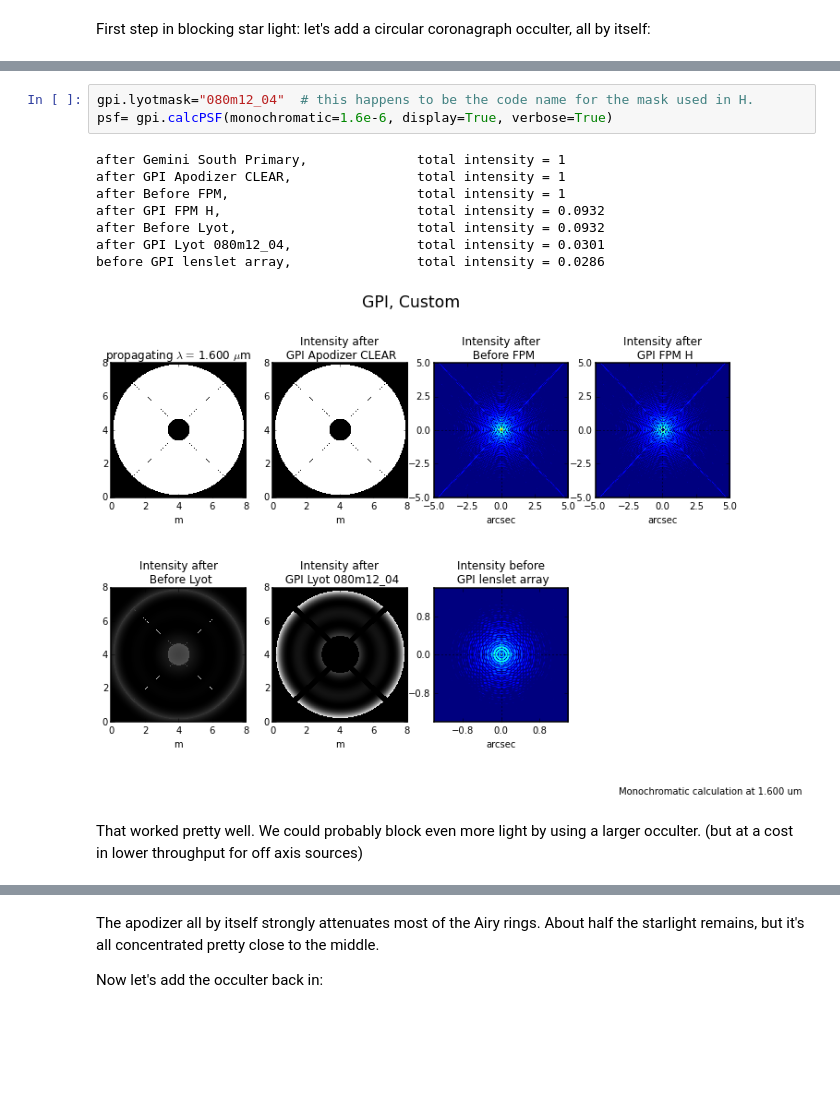
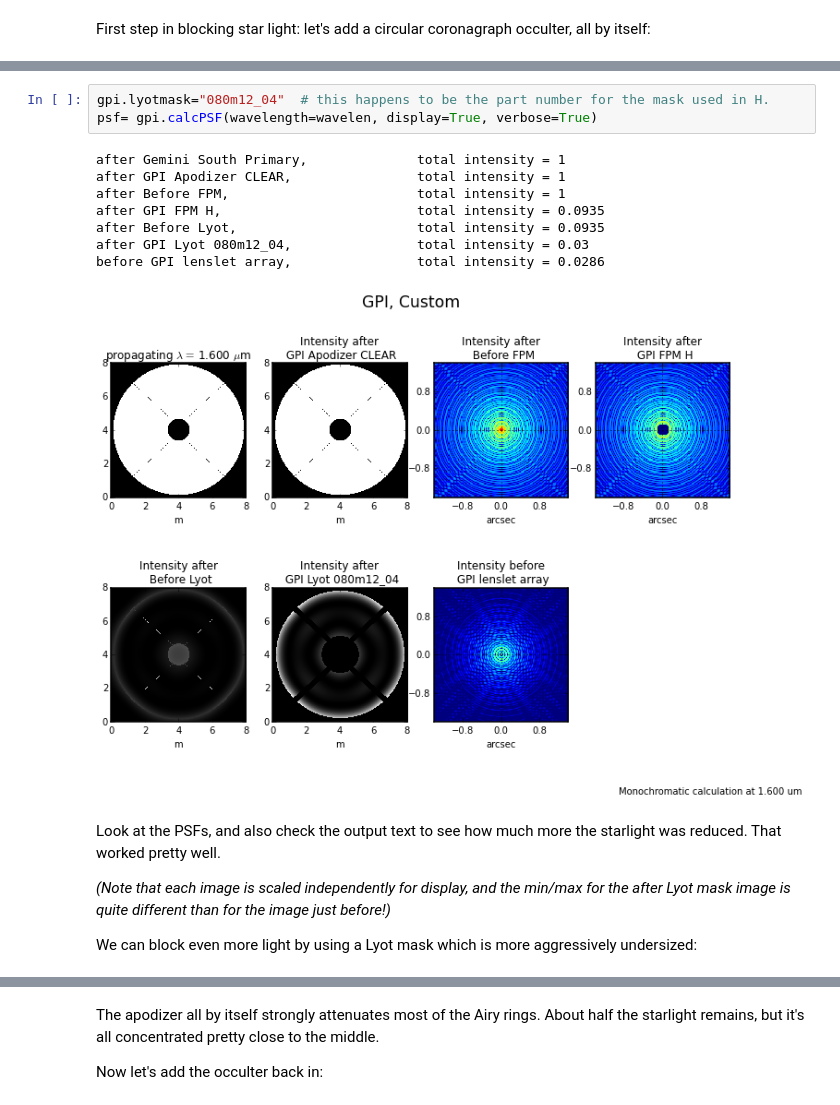
Before and after one commit to geminiplanetimager/gpipsfs, a Jupyter notebook: GPI Tutorial on Coronagraphs.ipynb, the cells around one changed output, grey strips where cells are left out. Cells and saved outputs as stored; diff of their text form; blank space fills up the shorter version.

```diff
--- a/GPI Tutorial on Coronagraphs.ipynb
+++ b/GPI Tutorial on Coronagraphs.ipynb
@@ -50,17 +66,21 @@ Look at all that light in the Lyot plane: lots of residual at the edges, center,
 # %%
-gpi.lyotmask="080m12_04"  # this happens to be the code name for the mask used in H.
-psf= gpi.calcPSF(monochromatic=1.6e-6, display=True, verbose=True)
+gpi.lyotmask="080m12_04"  # this happens to be the part number for the mask used in H.
+psf= gpi.calcPSF(wavelength=wavelen, display=True, verbose=True)
 # %% [output]
 after Gemini South Primary,              total intensity = 1
 after GPI Apodizer CLEAR,                total intensity = 1
 after Before FPM,                        total intensity = 1
-after GPI FPM H,                         total intensity = 0.0932
-after Before Lyot,                       total intensity = 0.0932
-after GPI Lyot 080m12_04,                total intensity = 0.0301
+after GPI FPM H,                         total intensity = 0.0935
+after Before Lyot,                       total intensity = 0.0935
+after GPI Lyot 080m12_04,                total intensity = 0.03
 before GPI lenslet array,                total intensity = 0.0286
-[figure, old version]
+[figure, new version]
-# %% [markdown]
-That worked pretty well. We could probably block even more light by using a larger occulter. (but at a cost in lower throughput for off axis sources)
+# %% [markdown]
+Look at the PSFs, and also check the output text to see how much more the starlight was reduced. That worked pretty well.
+
+_(Note that each image is scaled independently for display, and the min/max for the after Lyot mask image is quite different than for the image just before!)_
+
+We can block even more light by using a Lyot mask which is more aggressively undersized:
 # %%
 gpi.lyotmask="080m12_10"
 psf= gpi.calcPSF(monochromatic=wavelen, display=True, verbose=True)
```
Also changed, not shown: parts of 44 cells of this notebook, 2 other files.
